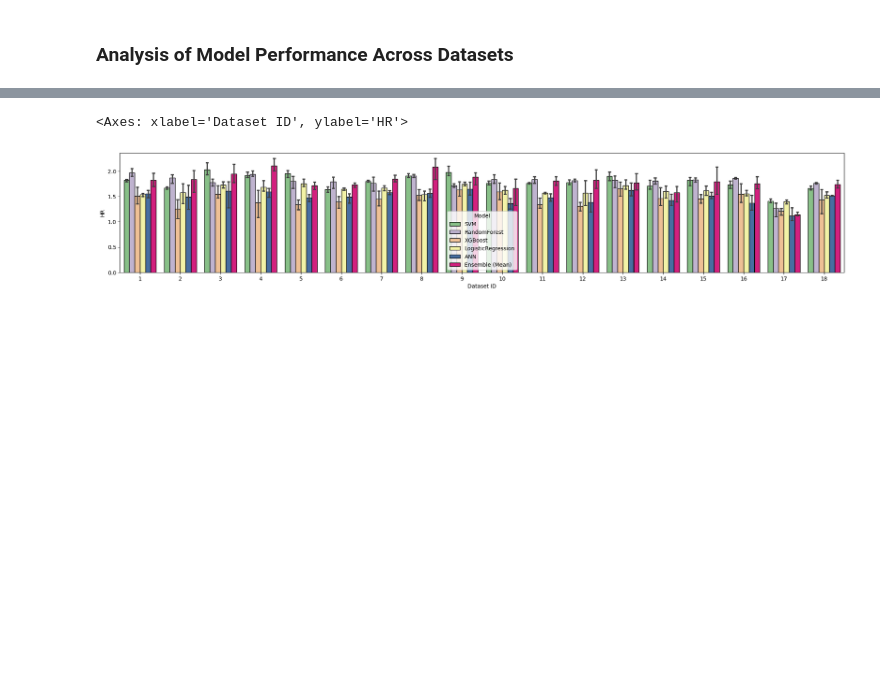
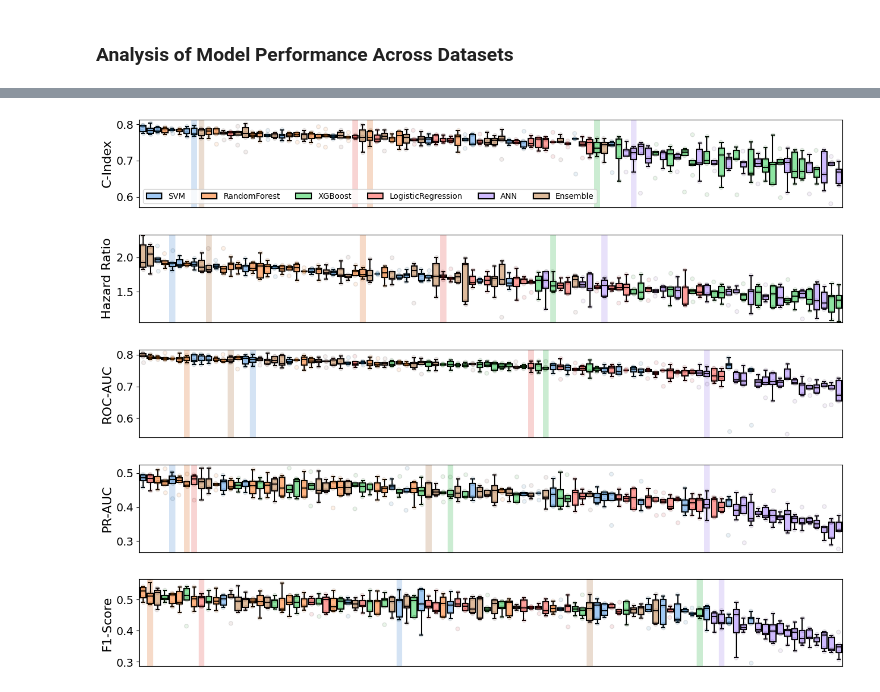
Before and after one commit to JackWJW/LGG_Prognosis_Prediction, a Jupyter notebook: Analysis_Model_Performance.ipynb, the cells around one changed output, grey strips where cells are left out. Cells and saved outputs as stored; diff of their text form; code cells hidden in the pictures; blank space fills up the shorter version.

Commit message:
analysing CV models to identify best dataset

```diff
--- a/Analysis_Model_Performance.ipynb
+++ b/Analysis_Model_Performance.ipynb
@@ -27,6 +16,60 @@ combined_df.head()
-# %%
-fig, ax = pyplot.subplots(figsize=(24,4))
-sns.barplot(combined_df, x="Dataset ID", y="HR",hue="Model",palette="Accent",edgecolor="black",capsize=0.25)
-# %% [output]
-<Axes: xlabel='Dataset ID', ylabel='HR'>
-[figure, removed]
+# %%
+combined_df=pd.concat(df_list).drop(columns=["Unnamed: 0"])
+combined_df["Model_DS"] = combined_df["Model"]+"_"+combined_df["Dataset ID"]
+for var_of_interest in ["cindex","HR","roc_auc_mean","pr_auc_mean","f1_mean"]:
+    combined_df[f"Model_Mean_{var_of_interest}"] = combined_df[["Model","Dataset ID",var_of_interest]].groupby(["Model","Dataset ID"])[var_of_interest].transform('mean')
+    combined_df[f"DS_Mean_{var_of_interest}"] = combined_df[["Dataset ID",var_of_interest]].groupby(["Dataset ID"])[var_of_interest].transform('mean')
+# %%
+combined_df["cindex_rank"] = combined_df["DS_Mean_cindex"].rank(ascending=False,method='min')
+combined_df["HR_rank"] = combined_df["DS_Mean_HR"].rank(ascending=False,method='min')
+combined_df["ROC_rank"] = combined_df["DS_Mean_roc_auc_mean"].rank(ascending=False,method='min')
+combined_df["PR_rank"] = combined_df["DS_Mean_pr_auc_mean"].rank(ascending=False,method='min')
+combined_df["F1_rank"] = combined_df["DS_Mean_f1_mean"].rank(ascending=False,method='min')
+combined_df["combined_rank"] = combined_df[["cindex_rank","HR_rank","ROC_rank","PR_rank","F1_rank"]].mean(axis=1)
+# %%
+for model_mean, var_of_interest in [["Model_Mean_cindex","cindex"],["Model_Mean_HR","HR"],["Model_Mean_roc_auc_mean","roc_auc_mean"],["Model_Mean_pr_auc_mean","pr_auc_mean"],["Model_Mean_f1_mean","f1_mean"]]:
+    if var_of_interest == "cindex":
+        leg_status = True
+    else:
+        leg_status = False
+    plotting_df = combined_df.copy()
+    plotting_df["DS_Label"] = plotting_df["Dataset ID"]=="9"
+    plotting_df["DS_Label"] = plotting_df["DS_Label"] * plotting_df[var_of_interest].max()+0.01
+    fig, ax = plt.subplots(figsize=(16,2))
+    sns.boxplot(plotting_df.sort_values(by=model_mean,ascending=False),x="Model_DS",y=var_of_interest,
+                hue="Model",hue_order=["SVM","RandomForest","XGBoost","LogisticRegression","ANN","Ensemble"],palette="pastel",saturation=1,
+                linecolor="black",
+                linewidth=1.5,
+                fliersize=0,
+                legend=leg_status)
+    sns.stripplot(plotting_df.sort_values(by=model_mean,ascending=False),x="Model_DS",y=var_of_interest,
+                hue="Model",hue_order=["SVM","RandomForest","XGBoost","LogisticRegression","ANN","Ensemble"],palette="tab10",edgecolor="black",linewidth=1,alpha=0.1,legend=False)
+    sns.barplot(plotting_df.sort_values(by=model_mean,ascending=False),x="Model_DS",y="DS_Label",hue="Model",hue_order=["SVM","RandomForest","XGBoost","LogisticRegression","ANN","Ensemble"],palette="pastel",alpha=0.5,
+                legend=False)
+    if var_of_interest == "cindex":
+        y_title = "C-Index"
+    elif var_of_interest == "HR":
+        y_title = "Hazard Ratio"
+    elif var_of_interest == "roc_auc_mean":
+        y_title = "ROC-AUC"
+    elif var_of_interest == "pr_auc_mean":
+        y_title = "PR-AUC"
+    elif var_of_interest == "f1_mean":
+        y_title = "F1-Score"
+    plt.ylabel(y_title,fontsize=16)
+    plt.ylim(plotting_df[var_of_interest].min()-0.01,plotting_df[var_of_interest].max()+0.01)
+    plt.xlabel("")
+    if var_of_interest == "cindex":
+        plt.yticks([0.6,0.7,0.8])
+    plt.tick_params(axis='y',labelsize=14)
+    plt.xticks(labels=[],ticks=[])
+    if leg_status == True:
+        plt.legend(ncol=6)
+        ax.get_legend().set_title("")
+    plt.show()
+# %% [output]
+[figure, added]
+[figure, added]
+[figure, added]
+[figure, added]
+[figure, added]
```
Also changed, not shown: parts of 6 cells of this notebook.
